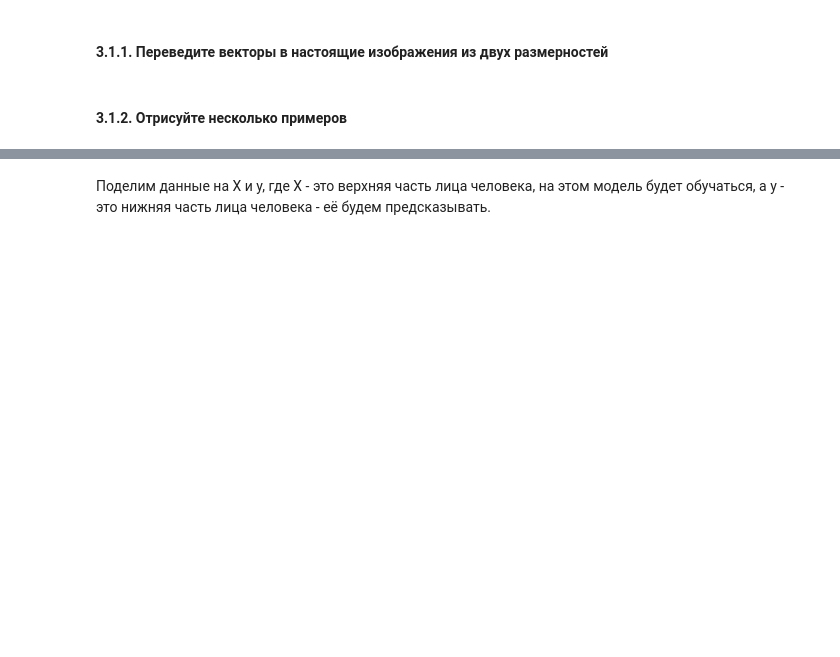
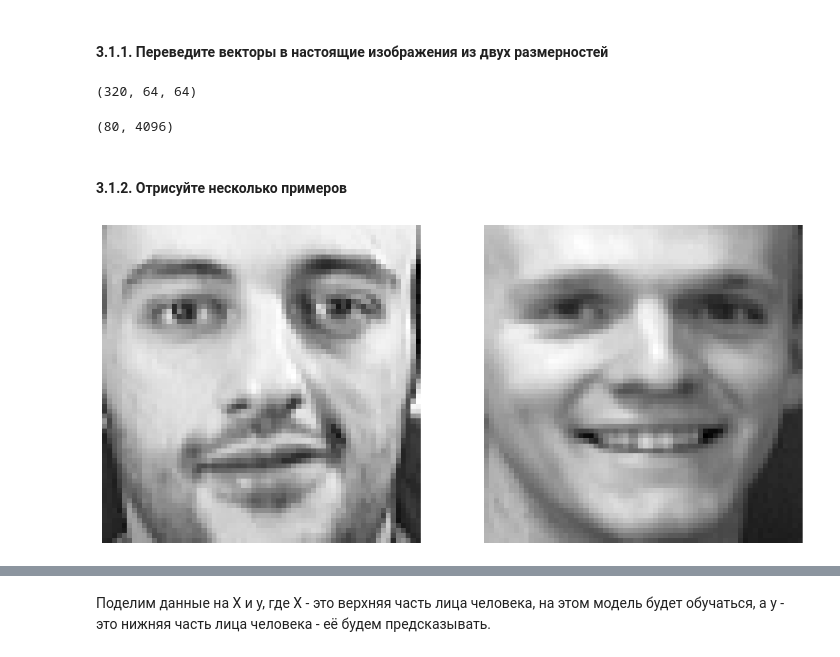
Before and after one commit to BalshowAndrew/netol_classes02, a Jupyter notebook: selfedu_tensorflow/ponomareva_course/01_practice_NN_keras.ipynb, the cells around one changed output, grey strips where cells are left out. Drawn from its saved outputs; the diff is of its cells as text; code cells hidden in the pictures; blank space fills up the shorter version.

```diff
--- a/selfedu_tensorflow/ponomareva_course/01_practice_NN_keras.ipynb
+++ b/selfedu_tensorflow/ponomareva_course/01_practice_NN_keras.ipynb
@@ -389,0 +383,10 @@ train.shape
+# %%
+train = train.reshape((320, 64, 64))
+# %%
+train.shape
+# %% [output]
+(320, 64, 64)
+# %%
+test.shape
+# %% [output]
+(80, 4096)
@@ -393,0 +397,8 @@ train.shape
+# %%
+fig, ax = plt.subplots(1, 2, figsize=(15, 10))
+
+for i in range(2):
+    ax[i].imshow(train[i], cmap='gray')
+    ax[i].axis('off')
+# %% [output]
+[figure, added]
```
Also changed, not shown: parts of 25 cells of this notebook.
